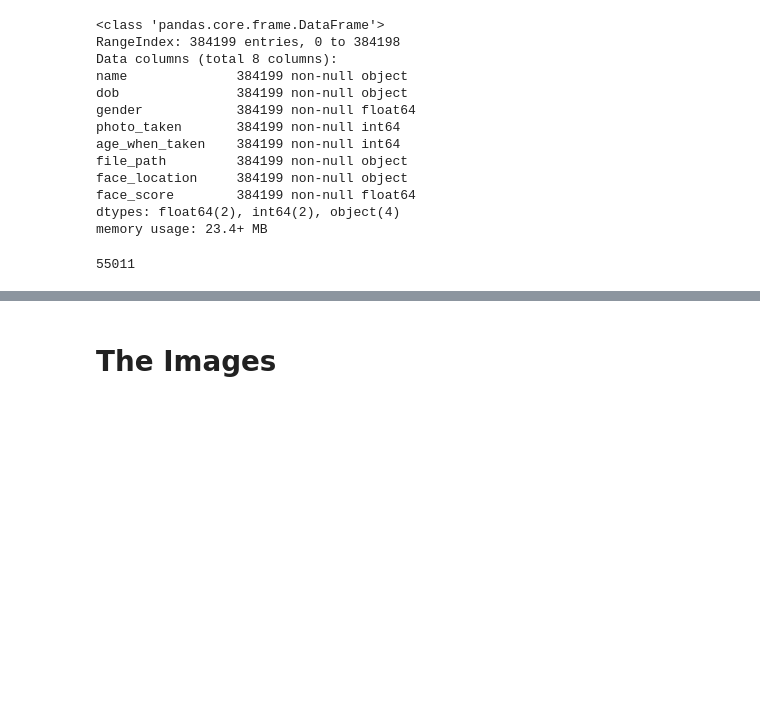
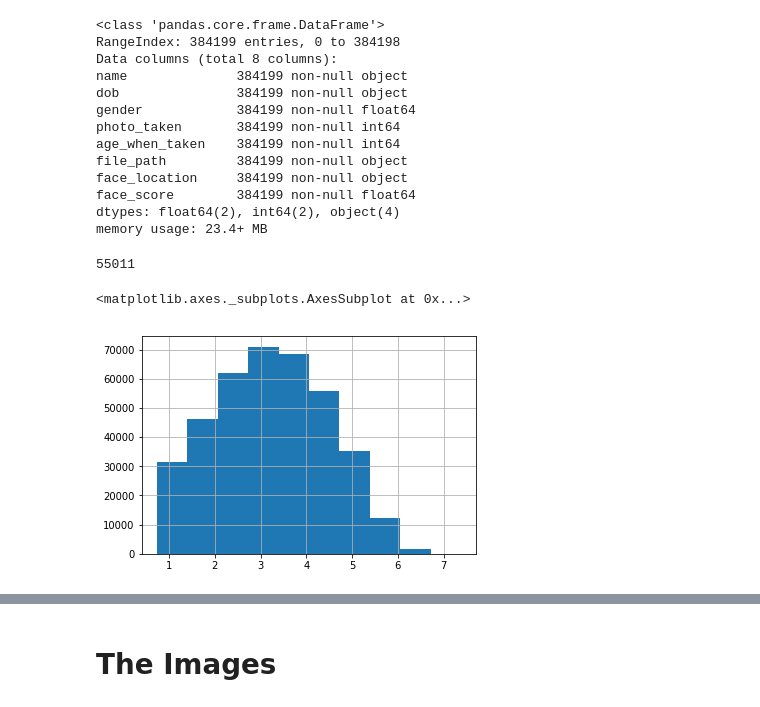
Before and after one commit to amitrani6/facial-recognition-system, a Jupyter notebook: EDA.ipynb, the cells around one changed output, grey strips where cells are left out. Saved outputs shown, nothing was run; the diff lists cells and outputs as text; code cells hidden in the pictures; blank space fills up the shorter version.

```diff
--- a/EDA.ipynb
+++ b/EDA.ipynb
@@ -106,3 +106,9 @@ memory usage: 23.4+ MB
 photo_df.name.nunique()
 # %% [output]
 55011
+# %%
+#A histogram of face scores
+photo_df['face_score'].hist()
+# %% [output]
+<matplotlib.axes._subplots.AxesSubplot at 0x...>
+[figure, added]
```
Also changed, not shown: parts of 7 cells of this notebook, 19 other files.
